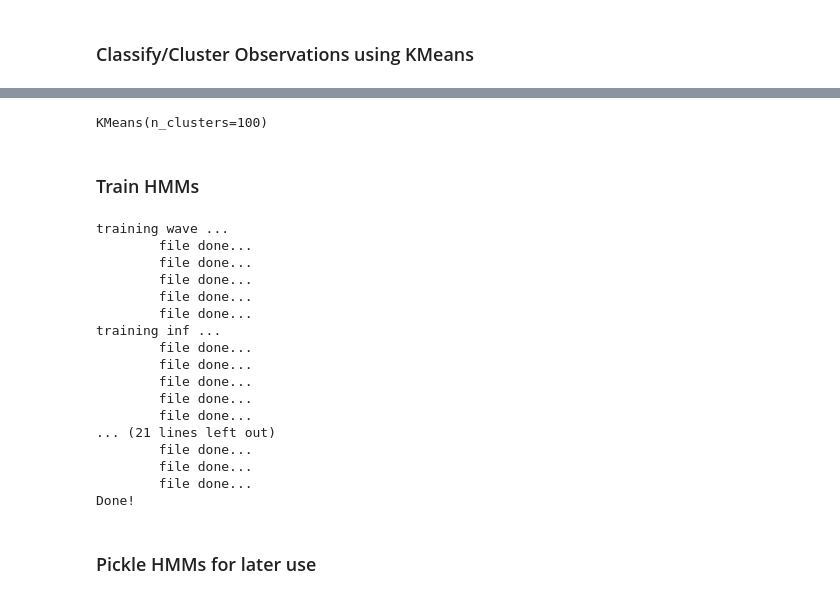
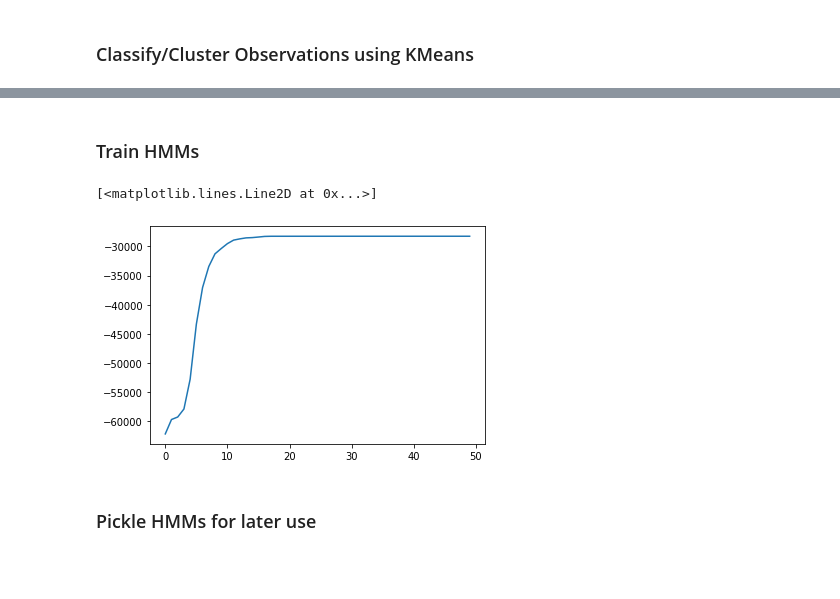
Before and after one commit to dcmid/gesture_recognition_HMM, a Jupyter notebook: project2_dev.ipynb, the cells around one changed output, grey strips where cells are left out. Saved outputs shown, nothing was run; the diff lists cells and outputs as text; code cells hidden in the pictures; blank space fills up the shorter version.

```diff
--- a/project2_dev.ipynb
+++ b/project2_dev.ipynb
@@ -362,10 +419,11 @@ for f in train_files:
 ### Classify/Cluster Observations using KMeans
 # %%
 class MyKMeans:
-    def __init__(self, n_clusters, cutoff=0.05):
+    def __init__(self, n_clusters, cutoff=0.05, max_iter = 500):
         self.n_clusters = n_clusters
         self.centroids = np.zeros(n_clusters)
         self.cutoff = cutoff
+        self.max_iter = max_iter
 
     def _sos(self, arr): #sum of squares
         return np.sum(np.power(arr,2),axis=tuple(range(1,arr.ndim)))
@@ -385,6 +443,8 @@ class MyKMeans:
         return np.sqrt(sm)
 
     def _calc_centroids(self, X, labels): #calculate new centroids as mean position of all x with same label
+        n_cents = np.array([np.mean(X[labels == i],axis=0) for i in range(self.n_clusters)])
+        n_cents[np.isnan(n_cents)] = self.centroids[np.isnan(n_cents)] #any centroids with no members remain stationary
         return np.array([np.mean(X[labels == i],axis=0) for i in range(self.n_clusters)])
 
     def _nearest_centroid_arr(self, X): #calculate nearest centroid for each element in array
@@ -418,7 +478,9 @@ class MyKMeans:
             self.centroids = n_centroids #update centroids
             xlabels = self._nearest_centroid_arr(X) #label each sample x by nearest centroid
             training = diff > self.cutoff #exit loop if no centroid moves by more than cutoff
-        print('loops',cnt)
+            if(cnt > self.max_iter):
+                print('Maximum Iterations',self.max_iter,'reached before cunvergence')
+                training = False
         return self
 
     def predict(self,x):
@@ -463,9 +520,8 @@ loops 5
 # %%
-nstates = 20 #number of possible states
-nobs = 100 #number of possible observations
-
 kmeans = {}
 c_obs_dict = {}
 for k in keys:
-    kmeans[k] = KMeans(n_clusters=nobs, random_state=0).fit(np.concatenate(obs_dict[k])) #train k-means
+    print('training',k,'...')
+    kmeans[k] = MyKMeans(n_clusters=nobs).fit(np.concatenate(obs_dict[k])) #train k-means
     c_obs_dict[k] = [kmeans[k].predict(obs) for obs in obs_dict[k]] #classified/clustered observations
+print('Done!')
@@ -475,3 +537,7 @@ fname = 'kmeans.pkl'
 f = open(fname,'rb')
 kmeans = pkl.load(f)
 f.close
+
+c_obs_dict = {}
+for k in keys:
+    c_obs_dict[k] = [kmeans[k].predict(obs) for obs in obs_dict[k]] #classified/clustered observations
@@ -495,7 +544,2 @@ loops 24
-# %%
-kaim = KMeans(n_clusters=nobs)
-kaim.fit(ot)
-# %% [output]
-KMeans(n_clusters=100)
 # %% [markdown]
 ### Train HMMs
@@ -502,35 +549,33 @@ KMeans(n_clusters=100)
 # %%
-N = 50
+%debug
+N = 50 #number of iterations for Baum-Welsch
 
 A_rand = rand_prob_mat((nstates,nstates))
 B_rand = rand_prob_mat((nstates,nobs))
 pi_rand = rand_prob_mat((nstates,))
 
+likelihoods = {}
 HMMs = {}
 for k in keys:
-    print("training",k,"...")
+    print("training",k,end='')
     HMMs[k] = [A_rand, B_rand, pi_rand] #randomly initialize HMM
-    for c_obs in c_obs_dict[k]: #loop through observation files
-        HMMs[k] = baum_welsch(HMMs[k], c_obs, N) #train HMM
-        print('\tfile done...')
+    big_obs_vect = np.concatenate(c_obs_dict[k])
+    HMMs[k],likelihoods[k] = baum_welsch(HMMs[k], big_obs_vect, N)
+    # for c_obs in c_obs_dict[k]: #loop through observation files
+    #     HMMs[k] = baum_welsch(HMMs[k], c_obs, N) #train HMM
+    #     print('.',end='')
+    print('done')
     for param in HMMs[k]:
         assert not np.any(np.isnan(param)) #error if there are any nans
 print('Done!')
-# %% [output]
-training wave ...
-        file done...
-        file done...
-        file done...
-        file done...
-        file done...
-training inf ...
-        file done...
-        file done...
-        file done...
-        file done...
-        file done...
-... (21 lines left out)
-        file done...
-        file done...
-        file done...
-Done!
+# %%
+A_rand = rand_prob_mat((nstates,nstates))
+B_rand = rand_prob_mat((nstates,nobs))
+pi_rand = rand_prob_mat((nstates,))
+HMM1 = [A_rand, B_rand, pi_rand]
+_, _, _, l1 = baum_welsch(HMM1, np.concatenate(c_obs_dict['eight']), N)
+# %%
+plt.plot(l1)
+# %% [output]
+[<matplotlib.lines.Line2D at 0x...>]
+[figure, added]
```
Also changed, not shown: parts of 35 cells of this notebook, 1 other file.
